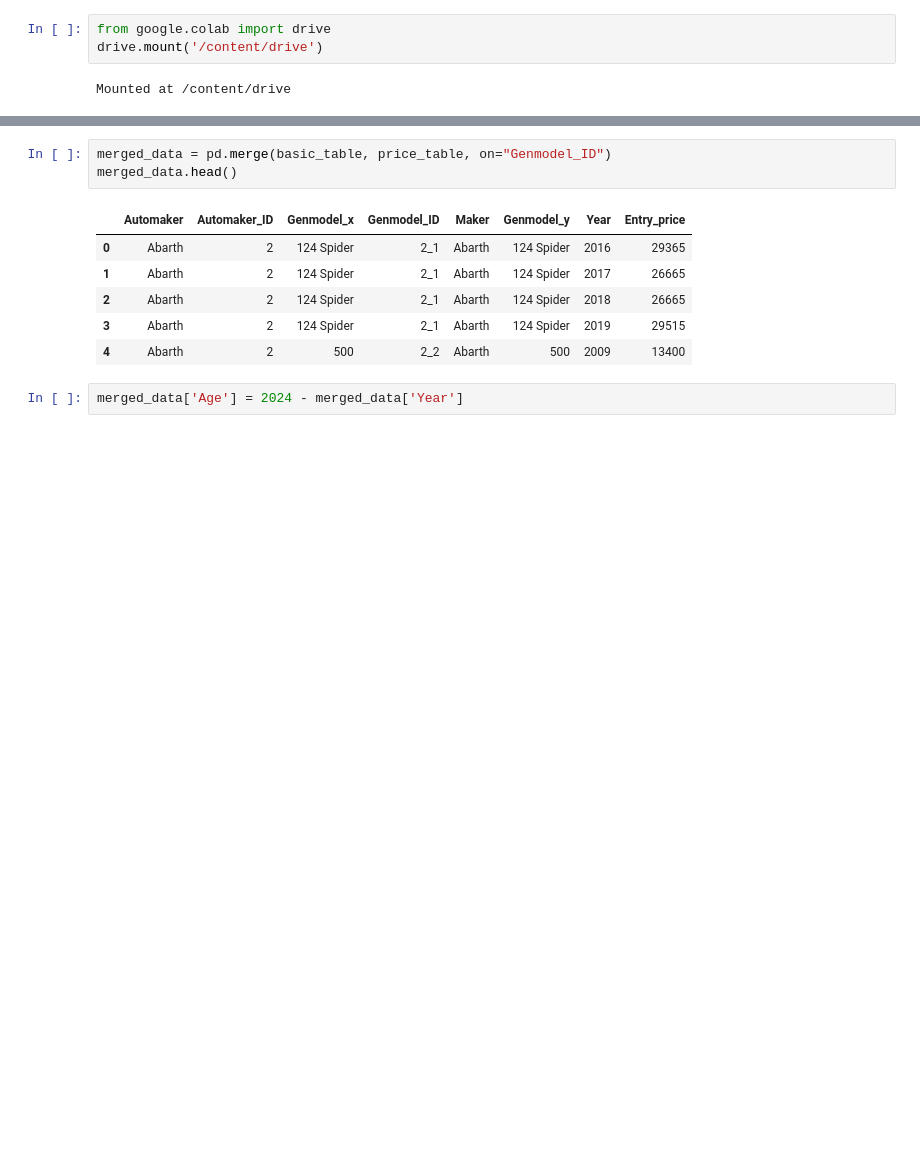
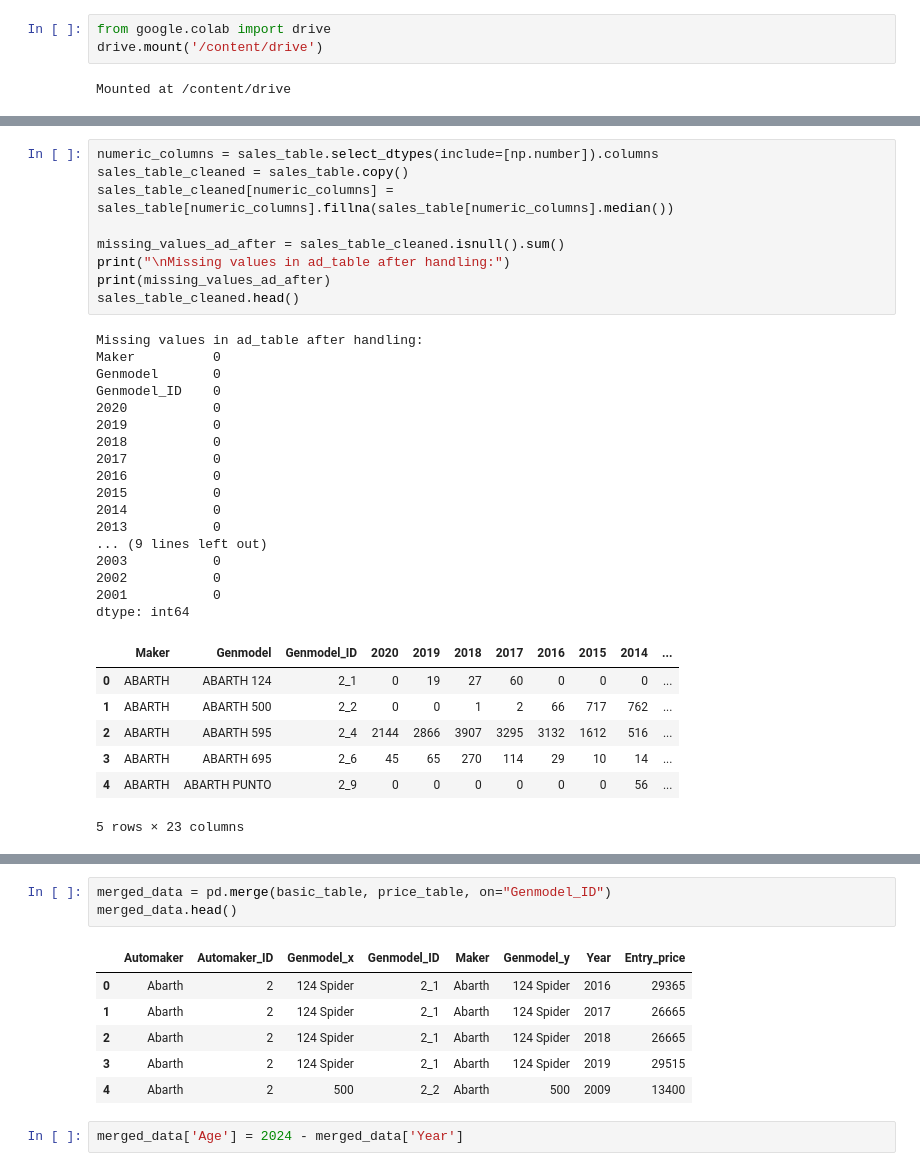
Before and after one commit to KhamessiTaha/CarVisionProject, a Jupyter notebook: Price_Prediction.ipynb, the cells around one changed output, grey strips where cells are left out. Cells and saved outputs as stored; diff of their text form; blank space fills up the shorter version.

```diff
--- a/Price_Prediction.ipynb
+++ b/Price_Prediction.ipynb
@@ -11,0 +182,34 @@ price_table = pd.read_csv("/content/drive/MyDrive/Price Prediction/Price_table.c
+# %%
+numeric_columns = sales_table.select_dtypes(include=[np.number]).columns
+sales_table_cleaned = sales_table.copy()
+sales_table_cleaned[numeric_columns] = sales_table[numeric_columns].fillna(sales_table[numeric_columns].median())
+
+missing_values_ad_after = sales_table_cleaned.isnull().sum()
+print("\nMissing values in ad_table after handling:")
+print(missing_values_ad_after)
+sales_table_cleaned.head()
+# %% [output]
+Missing values in ad_table after handling:
+Maker          0
+Genmodel       0
+Genmodel_ID    0
+2020           0
+2019           0
+2018           0
+2017           0
+2016           0
+2015           0
+2014           0
+2013           0
+... (9 lines left out)
+2003           0
+2002           0
+2001           0
+dtype: int64
+|  | Maker | Genmodel | Genmodel_ID | 2020 | 2019 | 2018 | 2017 | 2016 | 2015 | 2014 | ... |
+| 0 | ABARTH | ABARTH 124 | 2_1 | 0 | 19 | 27 | 60 | 0 | 0 | 0 | ... |
+| 1 | ABARTH | ABARTH 500 | 2_2 | 0 | 0 | 1 | 2 | 66 | 717 | 762 | ... |
+| 2 | ABARTH | ABARTH 595 | 2_4 | 2144 | 2866 | 3907 | 3295 | 3132 | 1612 | 516 | ... |
+| 3 | ABARTH | ABARTH 695 | 2_6 | 45 | 65 | 270 | 114 | 29 | 10 | 14 | ... |
+| 4 | ABARTH | ABARTH PUNTO | 2_9 | 0 | 0 | 0 | 0 | 0 | 0 | 56 | ... |
+5 rows × 23 columns
```
Also changed, not shown: parts of 13 cells of this notebook.
